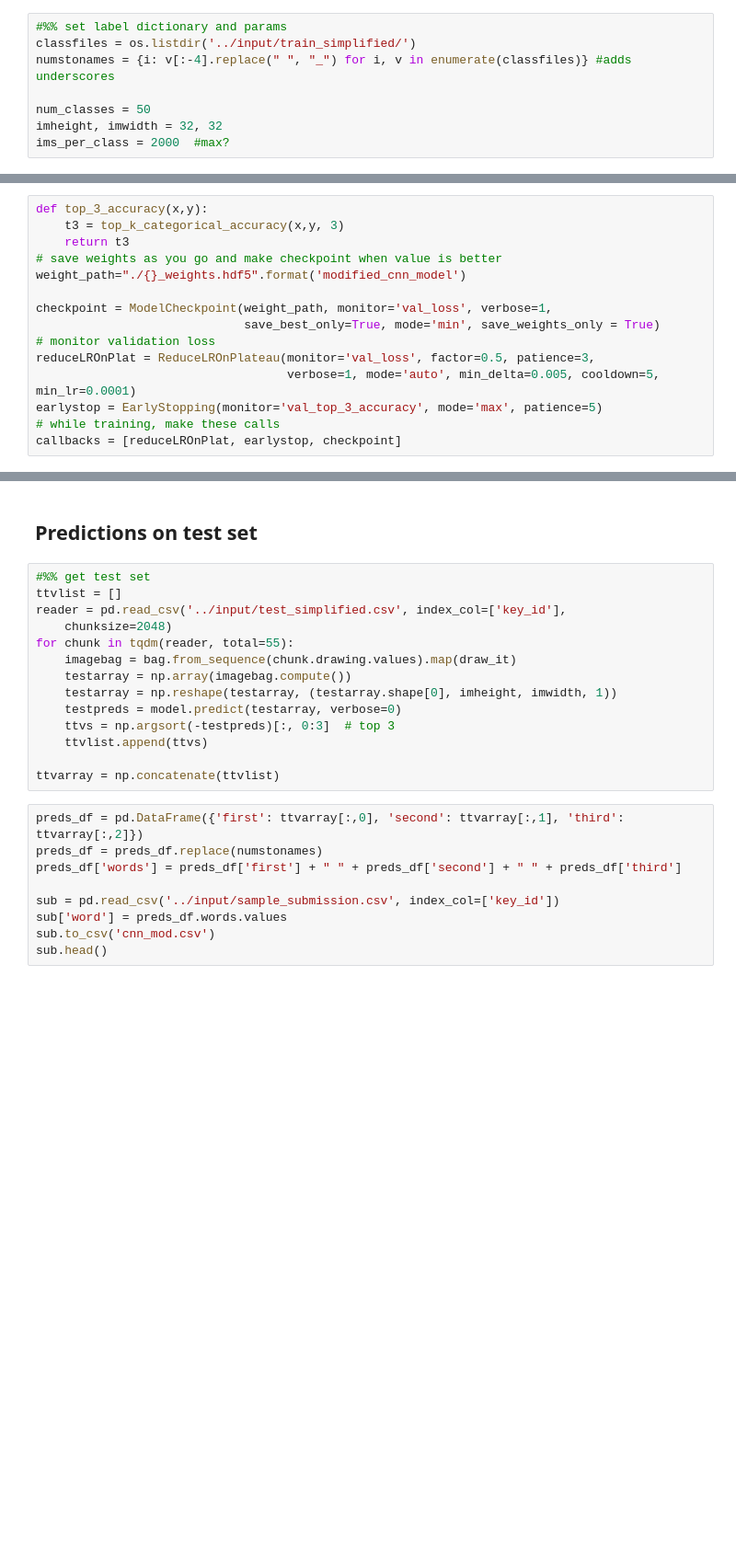
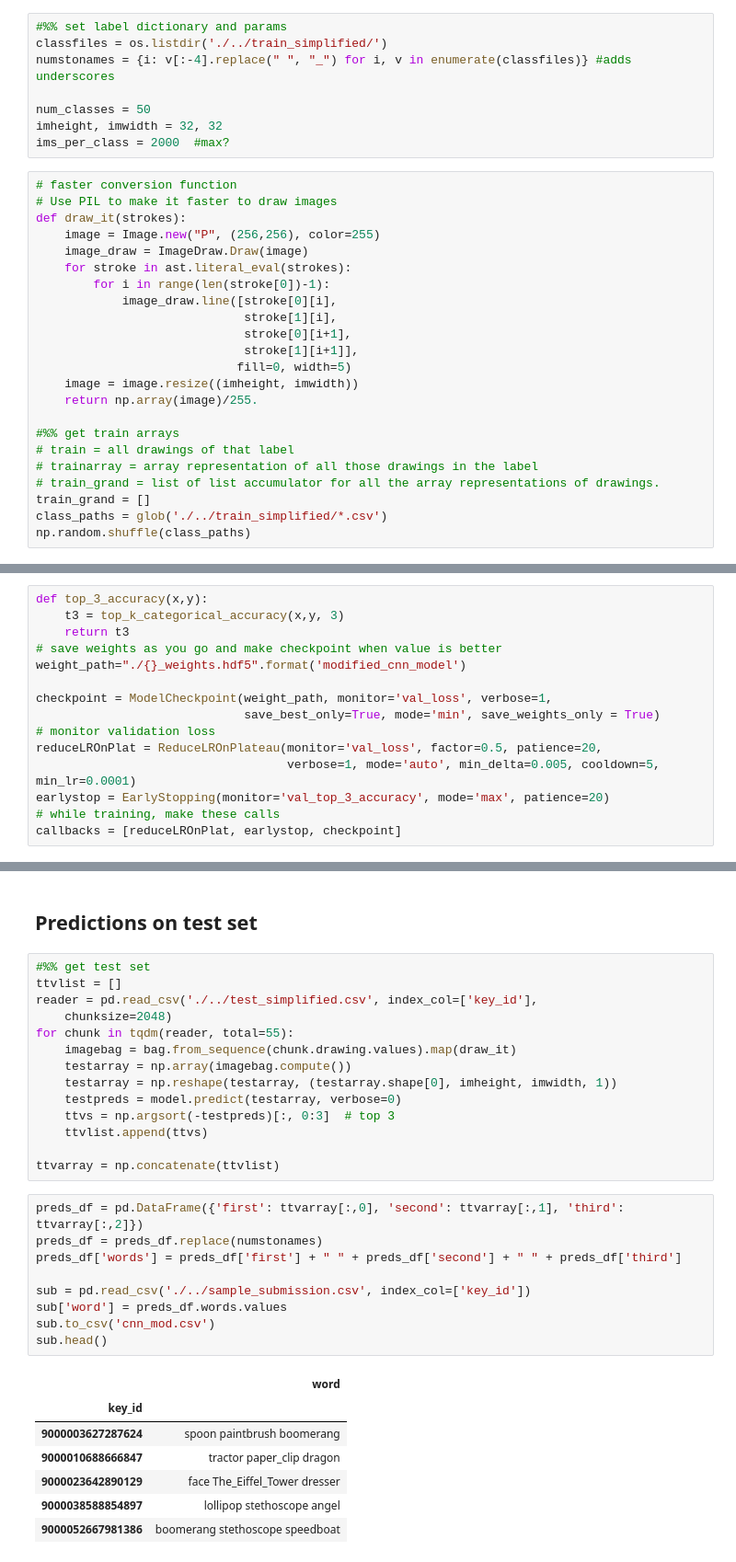
Before and after one commit to abel-leulseged/Quick-Draw, a Jupyter notebook: Modified_CNN.ipynb, the cells around one changed output, grey strips where cells are left out. Shown: that part at 92% size. Drawn from its saved outputs; the diff is of its cells as text; blank space fills up the shorter version.

```diff
--- a/Modified_CNN.ipynb
+++ b/Modified_CNN.ipynb
@@ -84,10 +105,33 @@ from tensorflow.keras.metrics import top_k_categorical_accuracy
 from tensorflow.keras.callbacks import ModelCheckpoint, ReduceLROnPlateau, EarlyStopping
 # %%
 #%% set label dictionary and params
-classfiles = os.listdir('../input/train_simplified/')
+classfiles = os.listdir('./../train_simplified/')
 numstonames = {i: v[:-4].replace(" ", "_") for i, v in enumerate(classfiles)} #adds underscores
 
 num_classes = 50
 imheight, imwidth = 32, 32
 ims_per_class = 2000  #max?
+# %%
+# faster conversion function
+# Use PIL to make it faster to draw images
+def draw_it(strokes):
+    image = Image.new("P", (256,256), color=255)
+    image_draw = ImageDraw.Draw(image)
+    for stroke in ast.literal_eval(strokes):
+        for i in range(len(stroke[0])-1):
+            image_draw.line([stroke[0][i],
+                             stroke[1][i],
+                             stroke[0][i+1],
+                             stroke[1][i+1]],
+                            fill=0, width=5)
+    image = image.resize((imheight, imwidth))
+    return np.array(image)/255.
+
+#%% get train arrays
+# train = all drawings of that label
+# trainarray = array representation of all those drawings in the label
+# train_grand = list of list accumulator for all the array representations of drawings.
+train_grand = []
+class_paths = glob('./../train_simplified/*.csv')
+np.random.shuffle(class_paths)
 # %%
@@ -189,9 +235,9 @@ weight_path="./{}_weights.hdf5".format('modified_cnn_model')
 checkpoint = ModelCheckpoint(weight_path, monitor='val_loss', verbose=1,
                              save_best_only=True, mode='min', save_weights_only = True)
 # monitor validation loss
-reduceLROnPlat = ReduceLROnPlateau(monitor='val_loss', factor=0.5, patience=3,
+reduceLROnPlat = ReduceLROnPlateau(monitor='val_loss', factor=0.5, patience=20,
                                    verbose=1, mode='auto', min_delta=0.005, cooldown=5, min_lr=0.0001)
-earlystop = EarlyStopping(monitor='val_top_3_accuracy', mode='max', patience=5)
+earlystop = EarlyStopping(monitor='val_top_3_accuracy', mode='max', patience=20)
 # while training, make these calls
 callbacks = [reduceLROnPlat, earlystop, checkpoint]
 # %%
@@ -230,7 +300,7 @@ plt.show()
 # %%
 #%% get test set
 ttvlist = []
-reader = pd.read_csv('../input/test_simplified.csv', index_col=['key_id'],
+reader = pd.read_csv('./../test_simplified.csv', index_col=['key_id'],
     chunksize=2048)
 for chunk in tqdm(reader, total=55):
     imagebag = bag.from_sequence(chunk.drawing.values).map(draw_it)
@@ -244,9 +314,17 @@ ttvarray = np.concatenate(ttvlist)
 # %%
 preds_df = pd.DataFrame({'first': ttvarray[:,0], 'second': ttvarray[:,1], 'third': ttvarray[:,2]})
 preds_df = preds_df.replace(numstonames)
 preds_df['words'] = preds_df['first'] + " " + preds_df['second'] + " " + preds_df['third']
 
-sub = pd.read_csv('../input/sample_submission.csv', index_col=['key_id'])
+sub = pd.read_csv('./../sample_submission.csv', index_col=['key_id'])
 sub['word'] = preds_df.words.values
 sub.to_csv('cnn_mod.csv')
 sub.head()
+# %% [output]
+|  | word |
+| key_id |  |
+| 9000003627287624 | spoon paintbrush boomerang |
+| 9000010688666847 | tractor paper_clip dragon |
+| 9000023642890129 | face The_Eiffel_Tower dresser |
+| 9000038588854897 | lollipop stethoscope angel |
+| 9000052667981386 | boomerang stethoscope speedboat |
```
Also changed, not shown: parts of 11 cells of this notebook, 8 other files.
